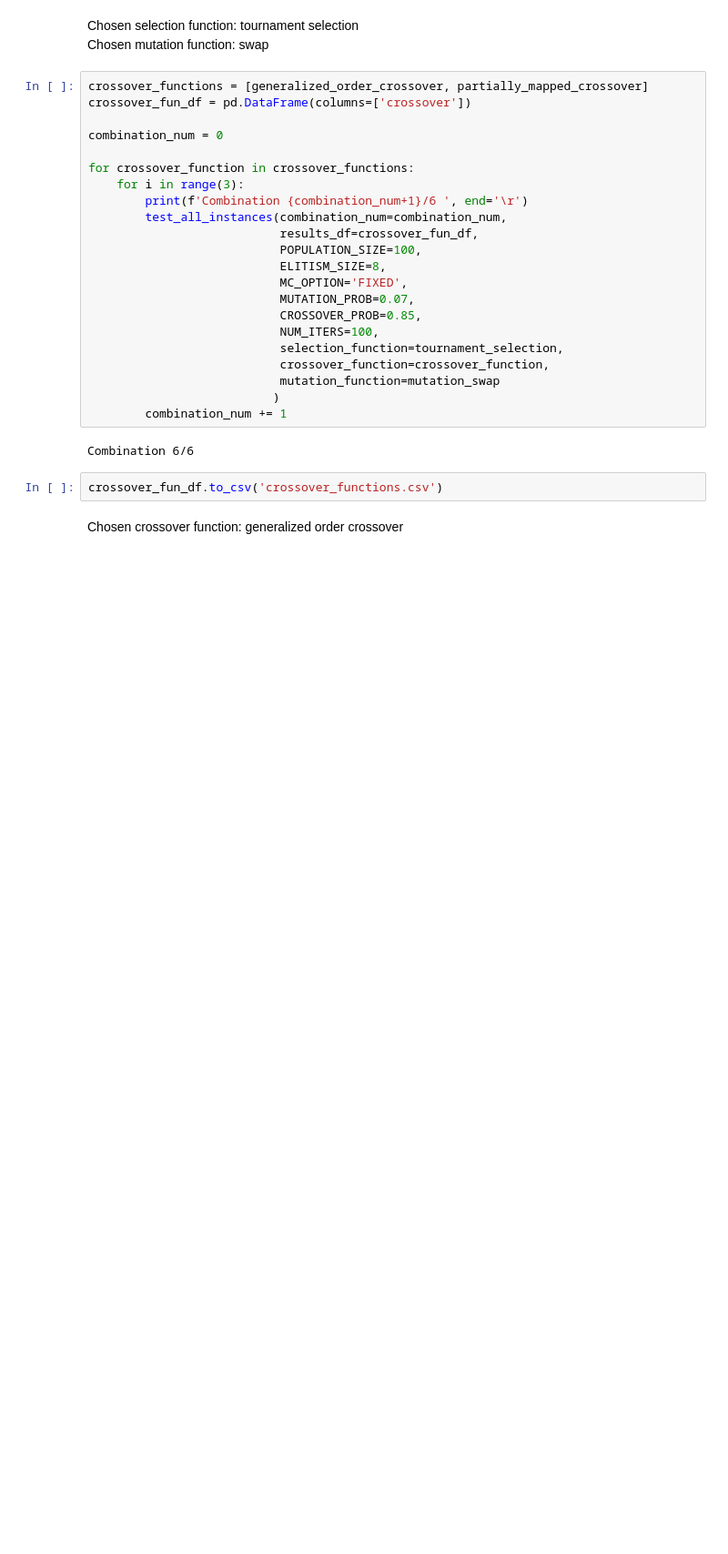
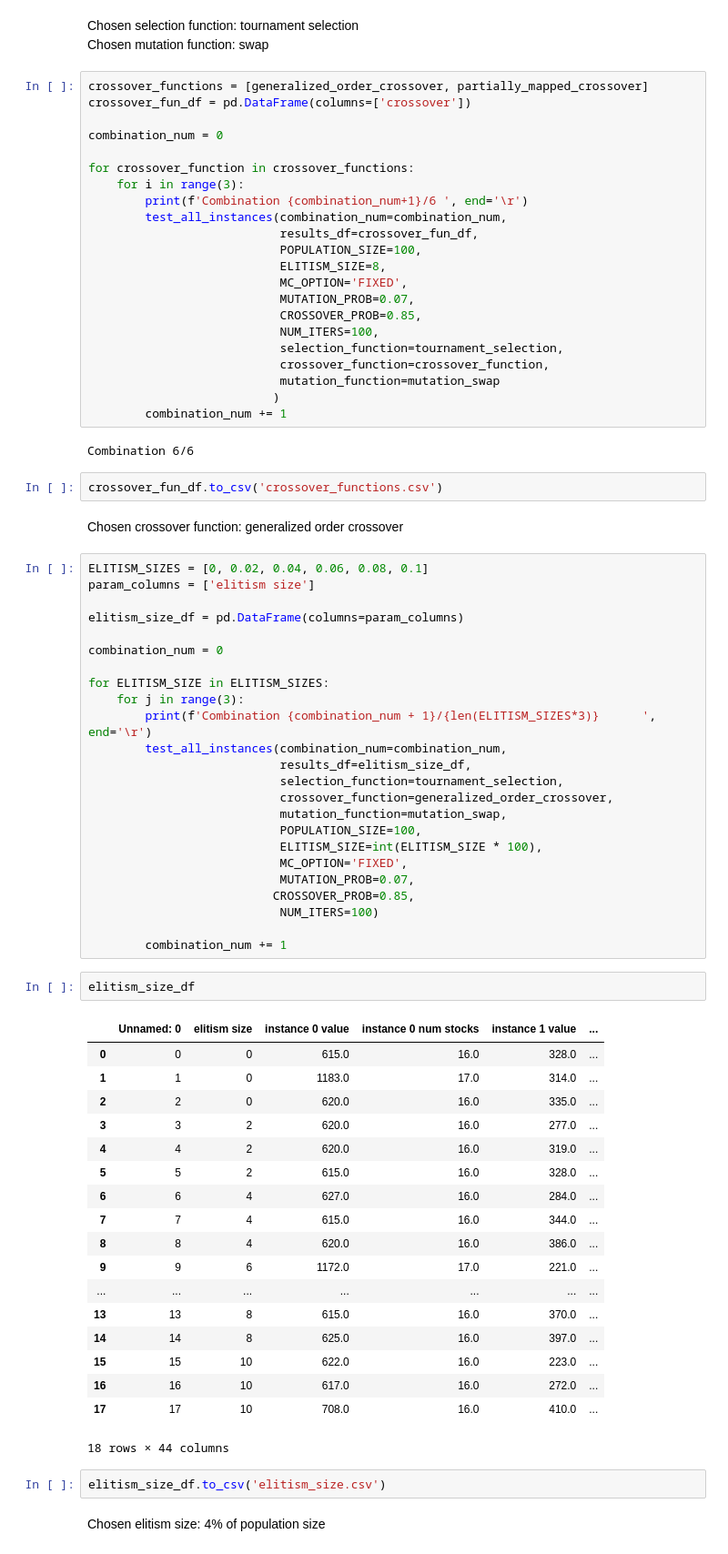
Before and after one commit to MilenkovicMaja/csp_optimization, a Jupyter notebook: csp.ipynb, the cells around one changed output. Shown at 91% size. Saved outputs shown, nothing was run; the diff lists cells and outputs as text; blank space fills up the shorter version.

Commit message:
Chosen elitism size and tournament size

```diff
--- a/csp.ipynb
+++ b/csp.ipynb
@@ -982,3 +982,52 @@ Combination 6/6
 crossover_fun_df.to_csv('crossover_functions.csv')
 # %% [markdown]
 Chosen crossover function: generalized order crossover
+# %%
+ELITISM_SIZES = [0, 0.02, 0.04, 0.06, 0.08, 0.1]
+param_columns = ['elitism size']
+
+elitism_size_df = pd.DataFrame(columns=param_columns)
+
+combination_num = 0
+
+for ELITISM_SIZE in ELITISM_SIZES:
+    for j in range(3):
+        print(f'Combination {combination_num + 1}/{len(ELITISM_SIZES*3)}      ', end='\r')
+        test_all_instances(combination_num=combination_num,
+                           results_df=elitism_size_df,
+                           selection_function=tournament_selection,
+                           crossover_function=generalized_order_crossover,
+                           mutation_function=mutation_swap,
+                           POPULATION_SIZE=100,
+                           ELITISM_SIZE=int(ELITISM_SIZE * 100),
+                           MC_OPTION='FIXED',
+                           MUTATION_PROB=0.07,
+                          CROSSOVER_PROB=0.85,
+                           NUM_ITERS=100)
+
+        combination_num += 1
+# %%
+elitism_size_df
+# %% [output]
+|  | Unnamed: 0 | elitism size | instance 0 value | instance 0 num stocks | instance 1 value | ... |
+| 0 | 0 | 0 | 615.0 | 16.0 | 328.0 | ... |
+| 1 | 1 | 0 | 1183.0 | 17.0 | 314.0 | ... |
+| 2 | 2 | 0 | 620.0 | 16.0 | 335.0 | ... |
+| 3 | 3 | 2 | 620.0 | 16.0 | 277.0 | ... |
+| 4 | 4 | 2 | 620.0 | 16.0 | 319.0 | ... |
+| 5 | 5 | 2 | 615.0 | 16.0 | 328.0 | ... |
+| 6 | 6 | 4 | 627.0 | 16.0 | 284.0 | ... |
+| 7 | 7 | 4 | 615.0 | 16.0 | 344.0 | ... |
+| 8 | 8 | 4 | 620.0 | 16.0 | 386.0 | ... |
+| 9 | 9 | 6 | 1172.0 | 17.0 | 221.0 | ... |
+| ... | ... | ... | ... | ... | ... | ... |
+| 13 | 13 | 8 | 615.0 | 16.0 | 370.0 | ... |
+| 14 | 14 | 8 | 625.0 | 16.0 | 397.0 | ... |
+| 15 | 15 | 10 | 622.0 | 16.0 | 223.0 | ... |
+| 16 | 16 | 10 | 617.0 | 16.0 | 272.0 | ... |
+| 17 | 17 | 10 | 708.0 | 16.0 | 410.0 | ... |
+18 rows × 44 columns
+# %%
+elitism_size_df.to_csv('elitism_size.csv')
+# %% [markdown]
+Chosen elitism size: 4% of population size
```
Also changed, not shown: parts of 4 cells of this notebook, 2 other files.
